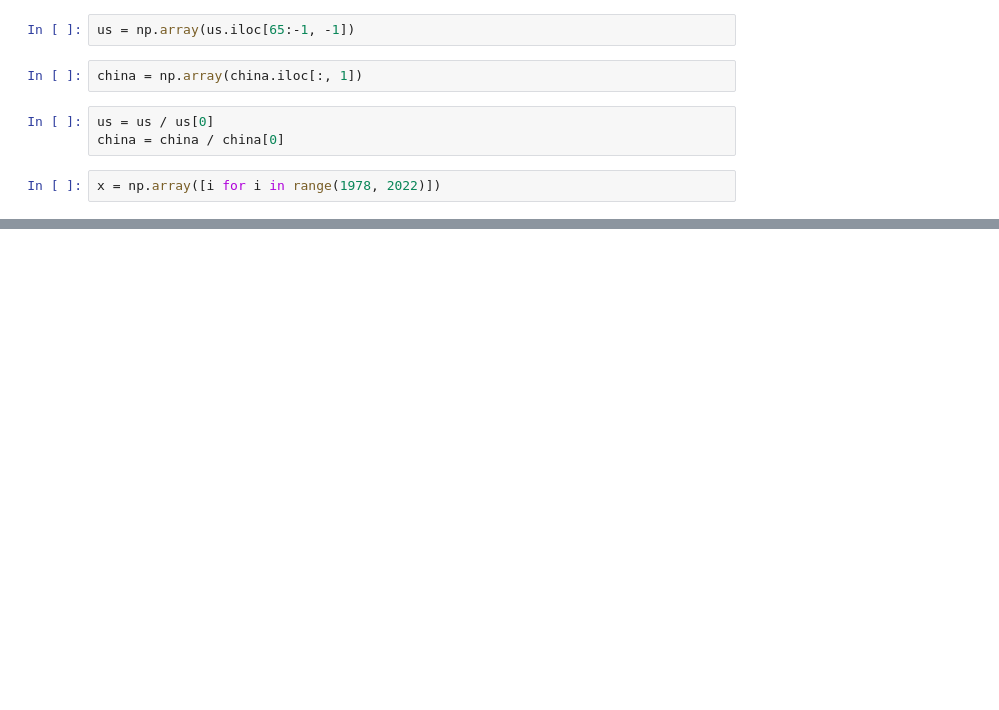
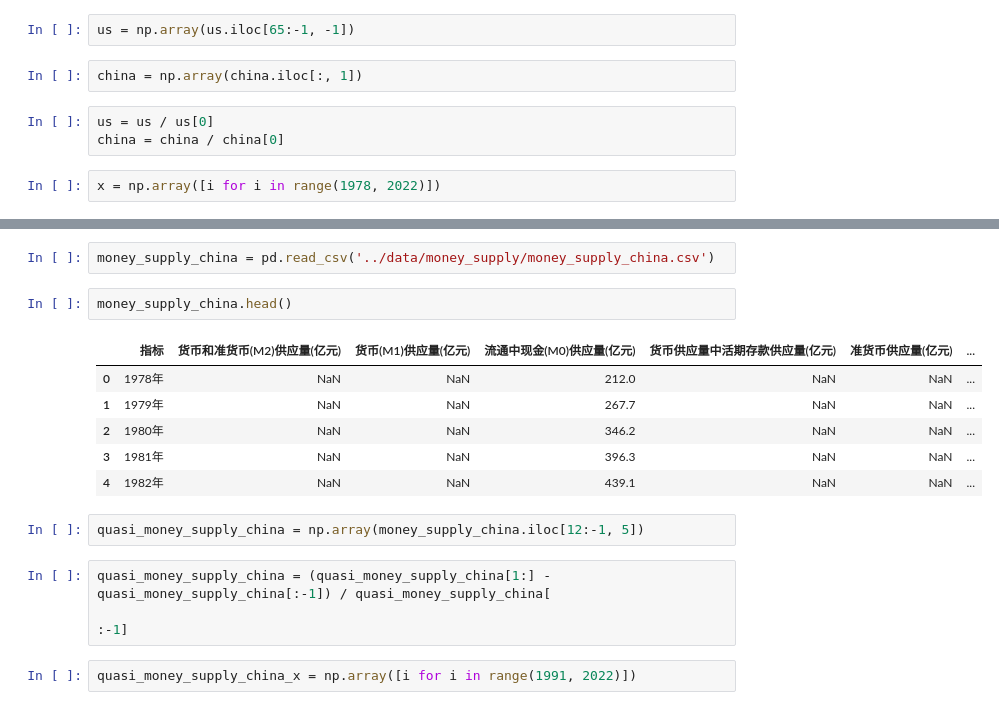
Before and after one commit to kclx/Explore-the-financial-events-behind-changes-in-global-GDP, a Jupyter notebook: notebooks/Comparison_of_CPI_changes_in_China_and_US.ipynb, the cells around one changed output, grey strips where cells are left out. Saved outputs shown, nothing was run; the diff lists cells and outputs as text; blank space fills up the shorter version.

```diff
--- a/notebooks/Comparison_of_CPI_changes_in_China_and_US.ipynb
+++ b/notebooks/Comparison_of_CPI_changes_in_China_and_US.ipynb
@@ -26,0 +28,18 @@ plt.show()
+# %%
+money_supply_china = pd.read_csv('../data/money_supply/money_supply_china.csv')
+# %%
+money_supply_china.head()
+# %% [output]
+|  | 指标 | 货币和准货币(M2)供应量(亿元) | 货币(M1)供应量(亿元) | 流通中现金(M0)供应量(亿元) | 货币供应量中活期存款供应量(亿元) | 准货币供应量(亿元) | ... |
+| 0 | 1978年 | NaN | NaN | 212.0 | NaN | NaN | ... |
+| 1 | 1979年 | NaN | NaN | 267.7 | NaN | NaN | ... |
+| 2 | 1980年 | NaN | NaN | 346.2 | NaN | NaN | ... |
+| 3 | 1981年 | NaN | NaN | 396.3 | NaN | NaN | ... |
+| 4 | 1982年 | NaN | NaN | 439.1 | NaN | NaN | ... |
+# %%
+quasi_money_supply_china = np.array(money_supply_china.iloc[12:-1, 5])
+# %%
+quasi_money_supply_china = (quasi_money_supply_china[1:] - quasi_money_supply_china[:-1]) / quasi_money_supply_china[
+                                                                                            :-1]
+# %%
+quasi_money_supply_china_x = np.array([i for i in range(1991, 2022)])
```
Also changed, not shown: parts of 10 cells of this notebook, 6 other files.
